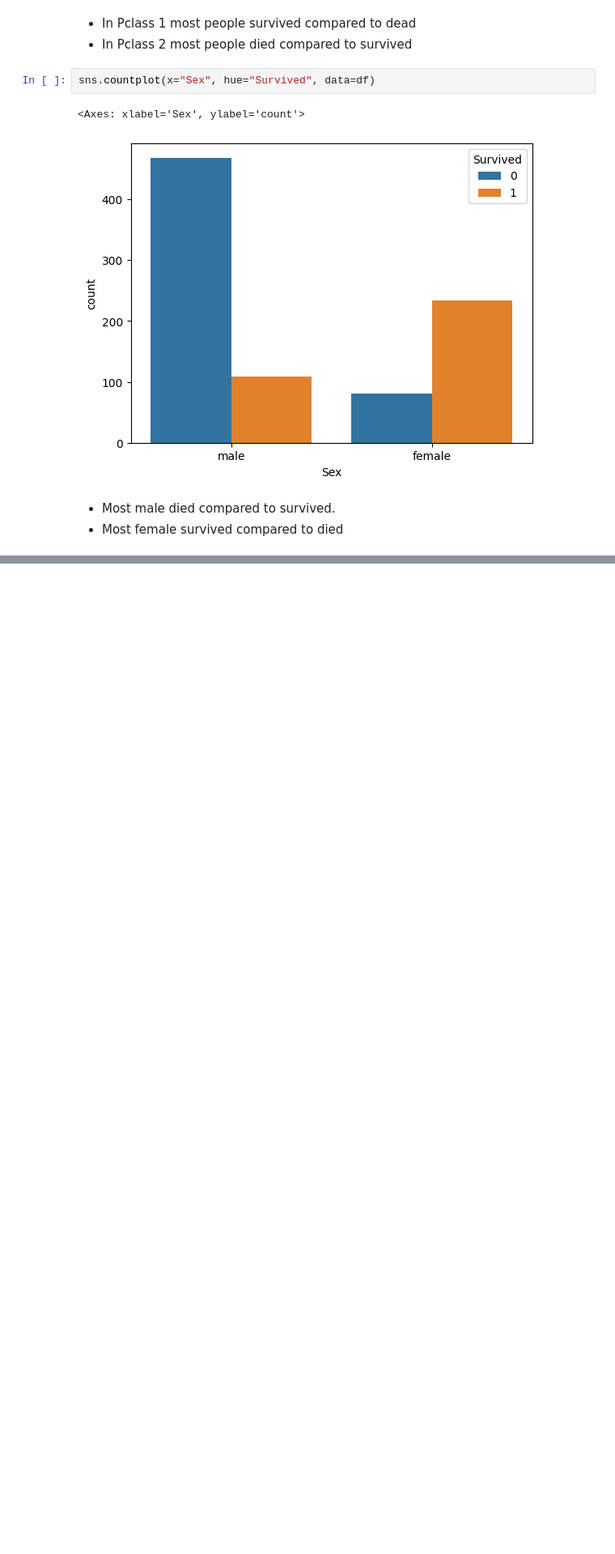
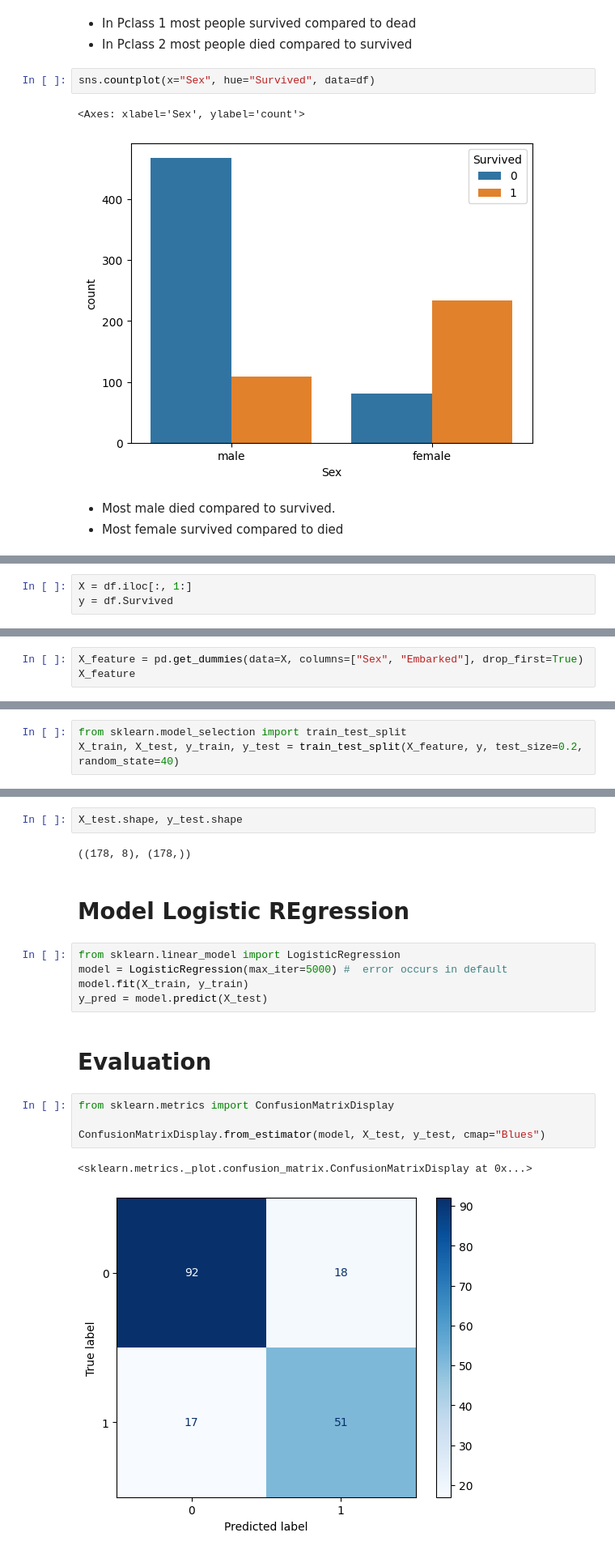
Before and after one commit to rajendra195/datascience1100, a Jupyter notebook: Logistic_Regression_(Classification)_ds1100.ipynb, the cells around one changed output, grey strips where cells are left out. Shown at 81% size. Drawn from its saved outputs; the diff is of its cells as text; blank space fills up the shorter version.

Commit message:
logistic regression, svm, knn

```diff
--- a/Logistic_Regression_(Classification)_ds1100.ipynb
+++ b/Logistic_Regression_(Classification)_ds1100.ipynb
@@ -204,0 +312,3 @@ sns.countplot(x="Age", hue="Survived", data=df)
+# %%
+X = df.iloc[:, 1:]
+y = df.Survived
@@ -204,0 +335,3 @@ sns.countplot(x="Age", hue="Survived", data=df)
+# %%
+X_feature = pd.get_dummies(data=X, columns=["Sex", "Embarked"], drop_first=True)
+X_feature
@@ -204,0 +354,3 @@ sns.countplot(x="Age", hue="Survived", data=df)
+# %%
+from sklearn.model_selection import train_test_split
+X_train, X_test, y_train, y_test = train_test_split(X_feature, y, test_size=0.2, random_state=40)
@@ -204,0 +361,20 @@ sns.countplot(x="Age", hue="Survived", data=df)
+# %%
+X_test.shape, y_test.shape
+# %% [output]
+((178, 8), (178,))
+# %% [markdown]
+# Model Logistic REgression
+# %%
+from sklearn.linear_model import LogisticRegression
+model = LogisticRegression(max_iter=5000) #  error occurs in default
+model.fit(X_train, y_train)
+y_pred = model.predict(X_test)
+# %% [markdown]
+# Evaluation
+# %%
+from sklearn.metrics import ConfusionMatrixDisplay
+
+ConfusionMatrixDisplay.from_estimator(model, X_test, y_test, cmap="Blues")
+# %% [output]
+<sklearn.metrics._plot.confusion_matrix.ConfusionMatrixDisplay at 0x...>
+[figure, added]
```
Also changed, not shown: parts of 43 cells of this notebook.
